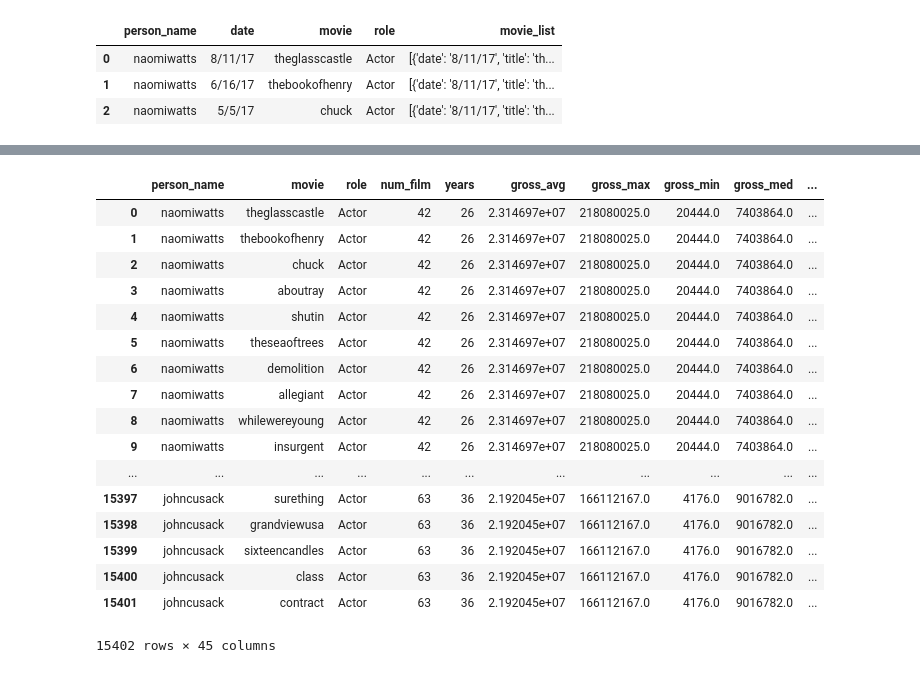
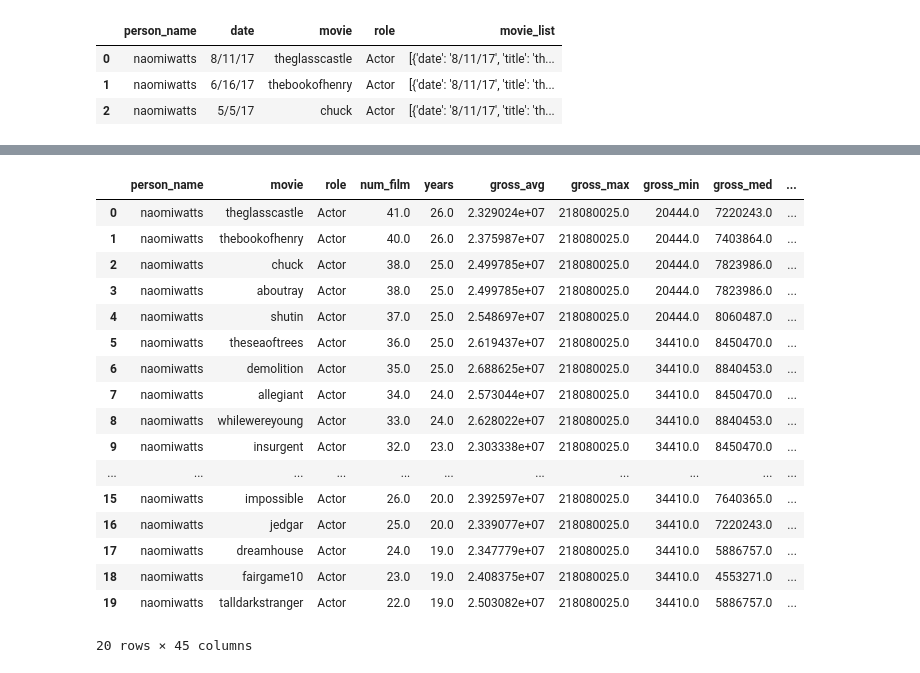
Before and after one commit to ZzerozZ/MovieRevenuePredicter, a Jupyter notebook: Movies_Preprocess.ipynb, the cells around one changed output, grey strips where cells are left out. Drawn from its saved outputs; the diff is of its cells as text; code cells hidden in the pictures.

```diff
--- a/Movies_Preprocess.ipynb
+++ b/Movies_Preprocess.ipynb
@@ -318,23 +333,23 @@ df_info.head()
 # %%
-df_tmp = load_obj('people_feats')
+df_tmp = load_obj('obj/people_feats')
 # %%
-df_tmp
+df_tmp.head(20)
 # %% [output]
 |  | person_name | movie | role | num_film | years | gross_avg | gross_max | gross_min | gross_med | ... |
-| 0 | naomiwatts | theglasscastle | Actor | 42 | 26 | 2.314697e+07 | 218080025.0 | 20444.0 | 7403864.0 | ... |
-| 1 | naomiwatts | thebookofhenry | Actor | 42 | 26 | 2.314697e+07 | 218080025.0 | 20444.0 | 7403864.0 | ... |
-| 2 | naomiwatts | chuck | Actor | 42 | 26 | 2.314697e+07 | 218080025.0 | 20444.0 | 7403864.0 | ... |
-| 3 | naomiwatts | aboutray | Actor | 42 | 26 | 2.314697e+07 | 218080025.0 | 20444.0 | 7403864.0 | ... |
-| 4 | naomiwatts | shutin | Actor | 42 | 26 | 2.314697e+07 | 218080025.0 | 20444.0 | 7403864.0 | ... |
-| 5 | naomiwatts | theseaoftrees | Actor | 42 | 26 | 2.314697e+07 | 218080025.0 | 20444.0 | 7403864.0 | ... |
-| 6 | naomiwatts | demolition | Actor | 42 | 26 | 2.314697e+07 | 218080025.0 | 20444.0 | 7403864.0 | ... |
-| 7 | naomiwatts | allegiant | Actor | 42 | 26 | 2.314697e+07 | 218080025.0 | 20444.0 | 7403864.0 | ... |
-| 8 | naomiwatts | whilewereyoung | Actor | 42 | 26 | 2.314697e+07 | 218080025.0 | 20444.0 | 7403864.0 | ... |
-| 9 | naomiwatts | insurgent | Actor | 42 | 26 | 2.314697e+07 | 218080025.0 | 20444.0 | 7403864.0 | ... |
+| 0 | naomiwatts | theglasscastle | Actor | 41.0 | 26.0 | 2.329024e+07 | 218080025.0 | 20444.0 | 7220243.0 | ... |
+| 1 | naomiwatts | thebookofhenry | Actor | 40.0 | 26.0 | 2.375987e+07 | 218080025.0 | 20444.0 | 7403864.0 | ... |
+| 2 | naomiwatts | chuck | Actor | 38.0 | 25.0 | 2.499785e+07 | 218080025.0 | 20444.0 | 7823986.0 | ... |
+| 3 | naomiwatts | aboutray | Actor | 38.0 | 25.0 | 2.499785e+07 | 218080025.0 | 20444.0 | 7823986.0 | ... |
+| 4 | naomiwatts | shutin | Actor | 37.0 | 25.0 | 2.548697e+07 | 218080025.0 | 20444.0 | 8060487.0 | ... |
+| 5 | naomiwatts | theseaoftrees | Actor | 36.0 | 25.0 | 2.619437e+07 | 218080025.0 | 34410.0 | 8450470.0 | ... |
+| 6 | naomiwatts | demolition | Actor | 35.0 | 25.0 | 2.688625e+07 | 218080025.0 | 34410.0 | 8840453.0 | ... |
+| 7 | naomiwatts | allegiant | Actor | 34.0 | 24.0 | 2.573044e+07 | 218080025.0 | 34410.0 | 8450470.0 | ... |
+| 8 | naomiwatts | whilewereyoung | Actor | 33.0 | 24.0 | 2.628022e+07 | 218080025.0 | 34410.0 | 8840453.0 | ... |
+| 9 | naomiwatts | insurgent | Actor | 32.0 | 23.0 | 2.303338e+07 | 218080025.0 | 34410.0 | 8450470.0 | ... |
 | ... | ... | ... | ... | ... | ... | ... | ... | ... | ... | ... |
-| 15397 | johncusack | surething | Actor | 63 | 36 | 2.192045e+07 | 166112167.0 | 4176.0 | 9016782.0 | ... |
-| 15398 | johncusack | grandviewusa | Actor | 63 | 36 | 2.192045e+07 | 166112167.0 | 4176.0 | 9016782.0 | ... |
-| 15399 | johncusack | sixteencandles | Actor | 63 | 36 | 2.192045e+07 | 166112167.0 | 4176.0 | 9016782.0 | ... |
-| 15400 | johncusack | class | Actor | 63 | 36 | 2.192045e+07 | 166112167.0 | 4176.0 | 9016782.0 | ... |
-| 15401 | johncusack | contract | Actor | 63 | 36 | 2.192045e+07 | 166112167.0 | 4176.0 | 9016782.0 | ... |
+| 15 | naomiwatts | impossible | Actor | 26.0 | 20.0 | 2.392597e+07 | 218080025.0 | 34410.0 | 7640365.0 | ... |
+| 16 | naomiwatts | jedgar | Actor | 25.0 | 20.0 | 2.339077e+07 | 218080025.0 | 34410.0 | 7220243.0 | ... |
+| 17 | naomiwatts | dreamhouse | Actor | 24.0 | 19.0 | 2.347779e+07 | 218080025.0 | 34410.0 | 5886757.0 | ... |
+| 18 | naomiwatts | fairgame10 | Actor | 23.0 | 19.0 | 2.408375e+07 | 218080025.0 | 34410.0 | 4553271.0 | ... |
+| 19 | naomiwatts | talldarkstranger | Actor | 22.0 | 19.0 | 2.503082e+07 | 218080025.0 | 34410.0 | 5886757.0 | ... |
-15402 rows × 45 columns
+20 rows × 45 columns
```
Also changed, not shown: parts of 2 cells of this notebook, 1 other file.
